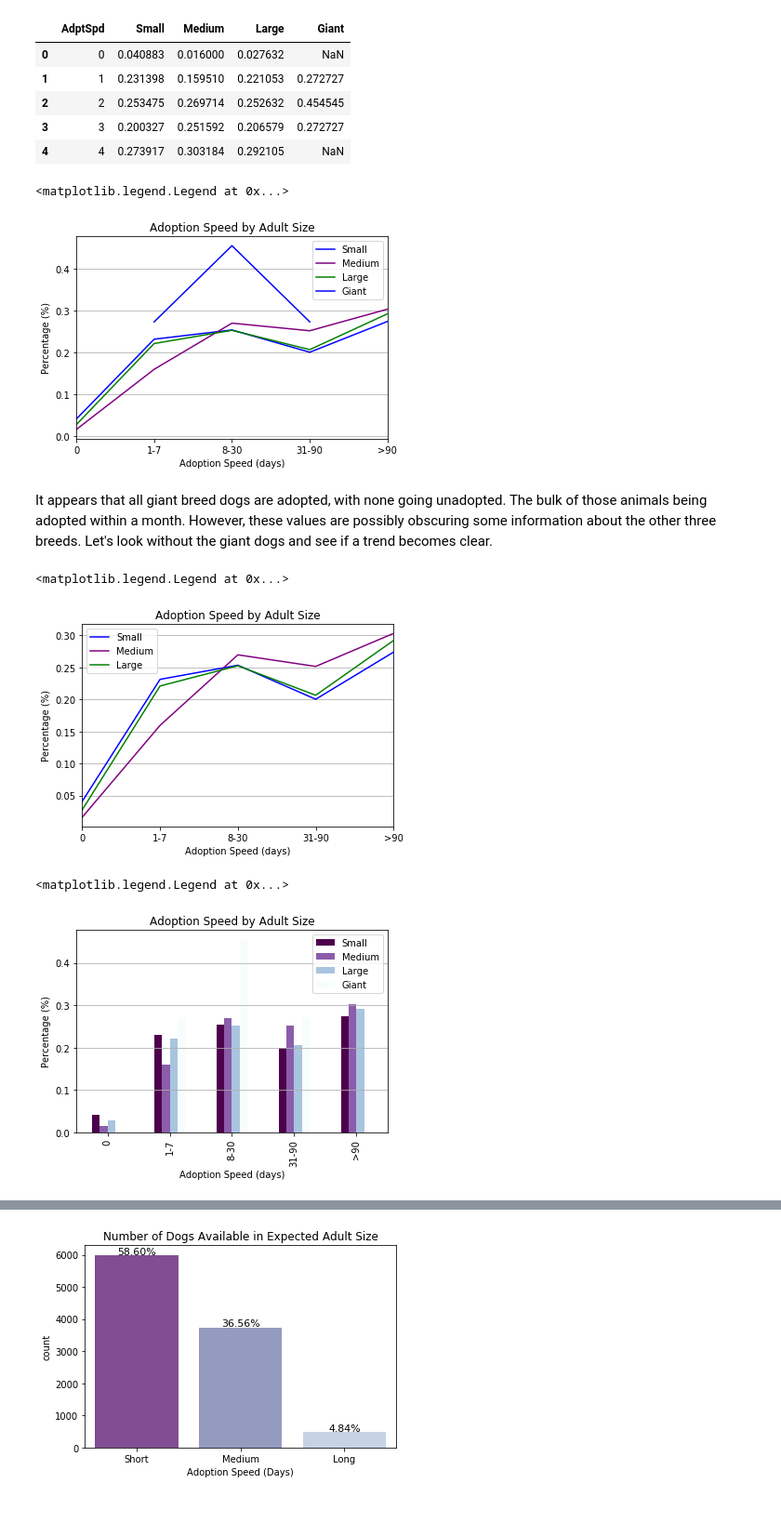
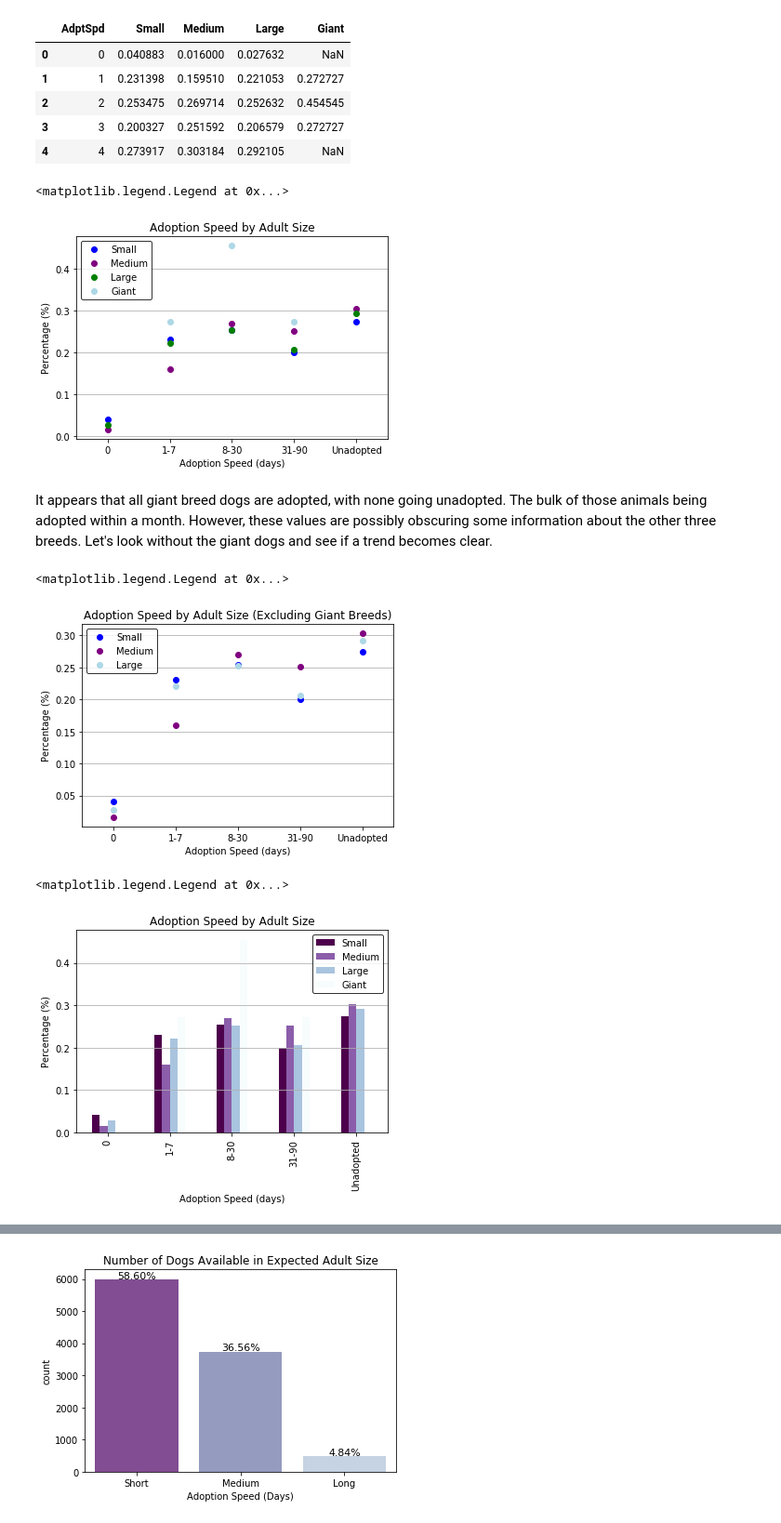
Before and after one commit to CJEJansson/Springboard_Projects, a Jupyter notebook: Capstone 1/2. Data_Storytelling/Data_Storytelling.ipynb, the cells around one changed output, grey strips where cells are left out. Shown at 93% size. Drawn from its saved outputs; the diff is of its cells as text; code cells hidden in the pictures.

```diff
--- a/Capstone 1/2. Data_Storytelling/Data_Storytelling.ipynb
+++ b/Capstone 1/2. Data_Storytelling/Data_Storytelling.ipynb
@@ -493,52 +629,64 @@ size_merged
 | 3 | 3 | 0.200327 | 0.251592 | 0.206579 | 0.272727 |
 | 4 | 4 | 0.273917 | 0.303184 | 0.292105 | NaN |
 # %%
-labels=adptspeed.AdoptionSpeed
-x3 = np.arange(len(labels))
+#define x-axis values
+adpt_spd = adptspeed.AdoptionSpeed
+x3 = np.arange(len(adpt_spd))
 
+#Drop AdptSpd Column
 sizes = size_merged.iloc[:,1:]
 
-sizes.plot.line(color=['blue','purple','green'])
+#Create Plot
+sizes.plot.line(color=['blue','purple','green','lightblue'],linestyle='none',marker='o')
 plt.grid(b=None, which='major', axis='y')
 plt.xlabel('Adoption Speed (days)')
+plt.xlim([-.5,4.5])
 plt.ylabel('Percentage (%)')
 plt.title('Adoption Speed by Adult Size')
-plt.xticks(x3,labels)
-plt.legend()
+plt.xticks(x3,adpt_spd)
+plt.legend(loc='upper left',edgecolor='k')
 # %% [output]
 <matplotlib.legend.Legend at 0x...>
-[figure, old version]
+[figure, new version]
 # %% [markdown]
 It appears that all giant breed dogs are adopted, with none going unadopted. The bulk of those animals being adopted within a month. However, these values are possibly obscuring some information about the other three breeds. Let's look without the giant dogs and see if a trend becomes clear.
 # %%
-labels=adptspeed.AdoptionSpeed
-x3 = np.arange(len(labels))
+#Define x-axis labels
+adpt_spd = adptspeed.AdoptionSpeed
+x3 = np.arange(len(adpt_spd))
 
+#Drop giant animals
 sizes_no_giant = size_merged.iloc[:,1:4]
-sizes_no_giant.plot.line(color=['blue','purple','green'])
+
+#Create Plot
+sizes_no_giant.plot.line(color=['blue','purple','lightblue'],linestyle='none',marker='o')
 plt.grid(b=None, which='major', axis='y')
 plt.xlabel('Adoption Speed (days)')
+plt.xlim([-.5,4.5])
 plt.ylabel('Percentage (%)')
-plt.title('Adoption Speed by Adult Size')
-plt.xticks(x3,labels)
-plt.legend()
+plt.title('Adoption Speed by Adult Size (Excluding Giant Breeds)')
+plt.xticks(x3,adpt_spd )
+plt.legend(edgecolor='k')
 # %% [output]
 <matplotlib.legend.Legend at 0x...>
-[figure, old version]
+[figure, new version]
 # %%
-labels=adptspeed.AdoptionSpeed
-x3 = np.arange(len(labels))
+#Define x-axis labels
+adpt_spd = adptspeed.AdoptionSpeed
+x3 = np.arange(len(adpt_spd))
 
+#Pull all size animals to create bar plot
 sizes = size_merged.iloc[:,1:]
 
+#Create Plot
 sizes.plot.bar(cmap='BuPu_r')
 plt.grid(b=None, which='major', axis='y')
 plt.xlabel('Adoption Speed (days)')
 plt.ylabel('Percentage (%)')
 plt.title('Adoption Speed by Adult Size')
-plt.xticks(x3,labels)
-plt.legend()
+plt.xticks(x3,adpt_spd)
+plt.legend(edgecolor='k')
 # %% [output]
 <matplotlib.legend.Legend at 0x...>
-[figure, old version]
+[figure, new version]
 # %% [markdown]
```
Also changed, not shown: parts of 88 cells of this notebook, 11 other files.
